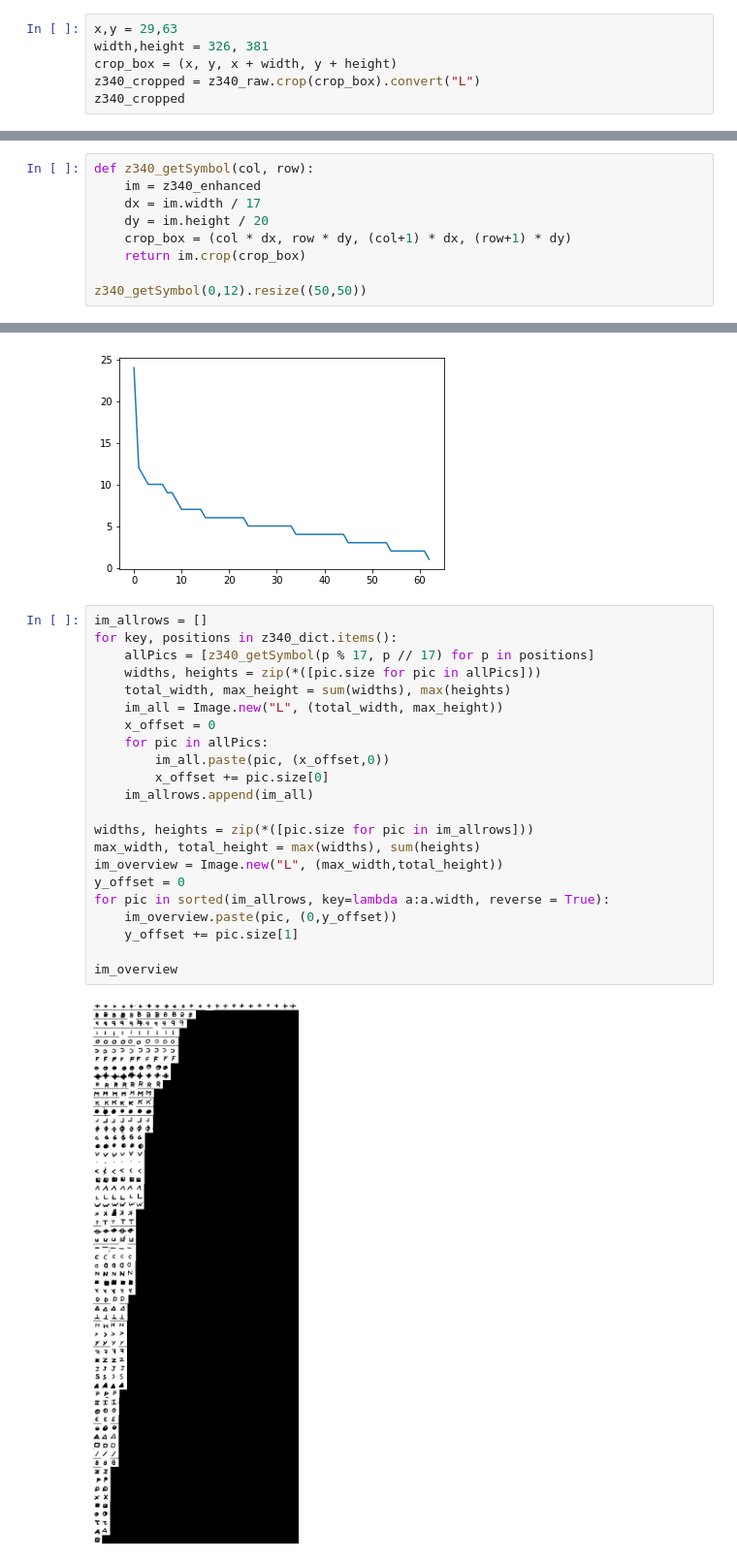
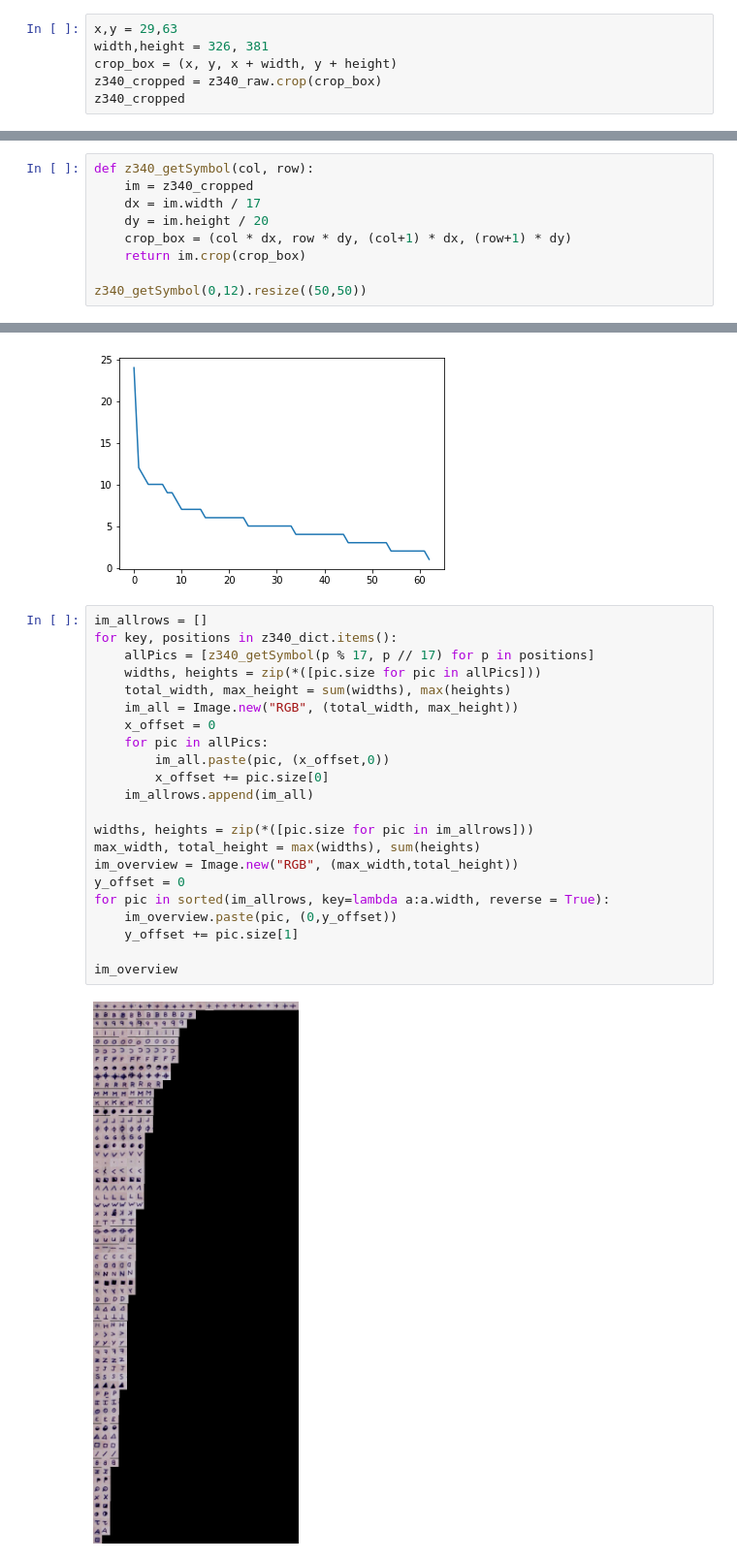
Before and after one commit to Sasja/z340, a Jupyter notebook: z340.ipynb, the cells around one changed output, grey strips where cells are left out. Shown at 97% size. Drawn from its saved outputs; the diff is of its cells as text.

```diff
--- a/z340.ipynb
+++ b/z340.ipynb
@@ -111,7 +111,7 @@ z340_raw
 x,y = 29,63
 width,height = 326, 381
 crop_box = (x, y, x + width, y + height)
-z340_cropped = z340_raw.crop(crop_box).convert("L")
+z340_cropped = z340_raw.crop(crop_box)
 z340_cropped
 # %% [output]
 [figure]
@@ -144,6 +135,6 @@ testRaster(17,20,z340_enhanced)
 # %%
 def z340_getSymbol(col, row):
-    im = z340_enhanced
+    im = z340_cropped
     dx = im.width / 17
     dy = im.height / 20
     crop_box = (col * dx, row * dy, (col+1) * dx, (row+1) * dy)
@@ -193,24 +184,24 @@ Populating the interactive namespace from numpy and matplotlib
 # %%
 im_allrows = []
 for key, positions in z340_dict.items():
     allPics = [z340_getSymbol(p % 17, p // 17) for p in positions]
     widths, heights = zip(*([pic.size for pic in allPics]))
     total_width, max_height = sum(widths), max(heights)
-    im_all = Image.new("L", (total_width, max_height))
+    im_all = Image.new("RGB", (total_width, max_height))
     x_offset = 0
     for pic in allPics:
         im_all.paste(pic, (x_offset,0))
         x_offset += pic.size[0]
     im_allrows.append(im_all)
 
 widths, heights = zip(*([pic.size for pic in im_allrows]))
 max_width, total_height = max(widths), sum(heights)
-im_overview = Image.new("L", (max_width,total_height))
+im_overview = Image.new("RGB", (max_width,total_height))
 y_offset = 0
 for pic in sorted(im_allrows, key=lambda a:a.width, reverse = True):
     im_overview.paste(pic, (0,y_offset))
     y_offset += pic.size[1]
 
 im_overview
 # %% [output]
-[figure, old version]
+[figure, new version]
```
Also changed, not shown: parts of 3 cells of this notebook.
